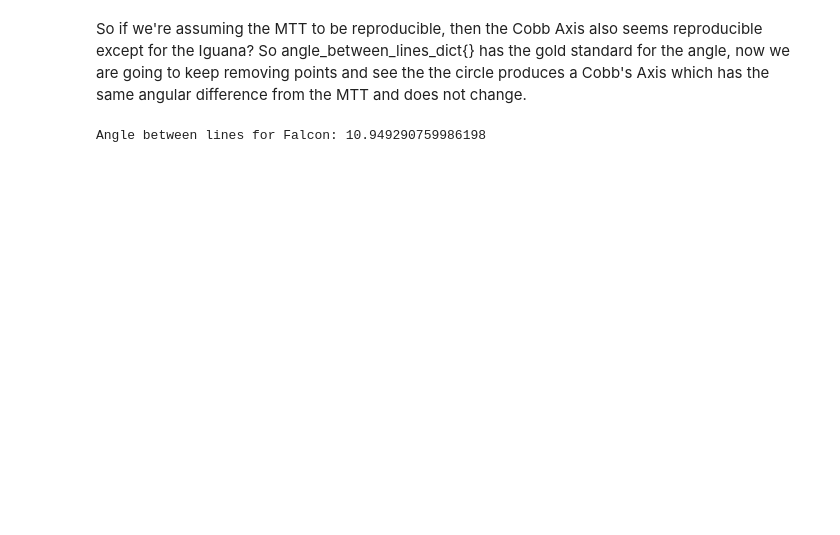
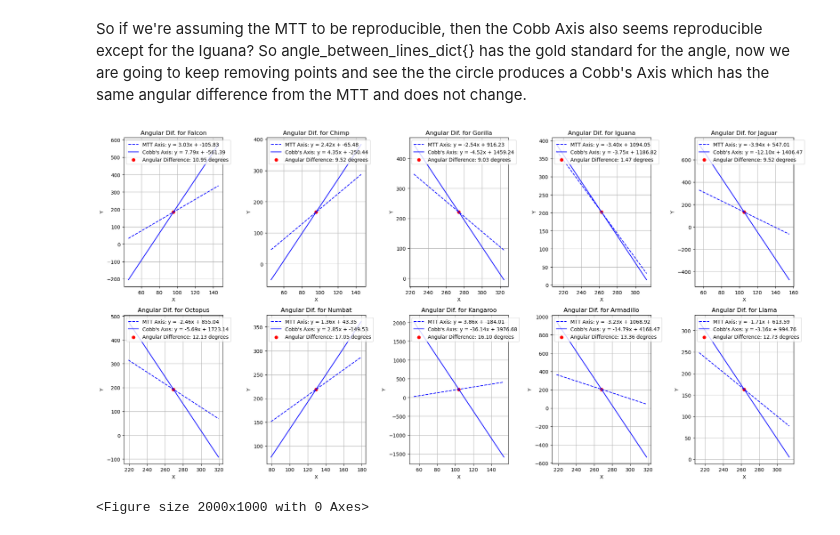
Before and after one commit to kalamity0513/AutoCobb, a Jupyter notebook: main.ipynb, the cells around one changed output. Cells and saved outputs as stored; diff of their text form; code cells hidden in the pictures; blank space fills up the shorter version.

```diff
--- a/main.ipynb
+++ b/main.ipynb
@@ -255,14 +549,70 @@ Angles between lines:
 # %% [markdown]
 So if we're assuming the MTT to be reproducible, then the Cobb Axis also seems reproducible except for the Iguana? So angle_between_lines_dict{} has the gold standard for the angle, now we are going to keep removing points and see the the circle produces a Cobb's Axis which has the same angular difference from the MTT and does not change.
-# %%
-from functions import calc_angle, get_mtt, ls_circle
-
-falcon_mtt = get_mtt(falcon_data)
-slice_number, medial_rad, lateral_rad, LatAng, MedAng, lateral_values, medial_values, mtt_pt, pcl_insertion_pt = extract_data(falcon_data)
-angle = calc_angle(falcon_mtt, lateral_values, medial_values)
-print("Angle between lines for Falcon:", angle)
-# %% [output]
-Angle between lines for Falcon: 10.949290759986198
+# %%
+import matplotlib.pyplot as plt
+import numpy as np
+
+# Define a function to plot knee data
+def plot_knee_data(knee_name, m1, b1, m2, b2, x_intersect, y_intersect, angle):
+    # Define x values for plotting the lines around the intersection
+    x_values = np.linspace(x_intersect - 50, x_intersect + 50, 100)
+
+    # Calculate y values for MTT Axis and Gold Cobb's Axis lines
+    y_mtt = m1 * x_values + b1
+    y_cobbs = m2 * x_values + b2
+
+    # Plot MTT Axis and Gold Cobb's Axis lines
+    plt.plot(x_values, y_mtt, label=f"MTT Axis: y = {m1:.2f}x + {b1:.2f}", linestyle='--', color='blue')
+    plt.plot(x_values, y_cobbs, label=f"Cobb's Axis: y = {m2:.2f}x + {b2:.2f}", color='blue')
+    plt.scatter(x_intersect, y_intersect, color='red', label=f'Angular Difference: {angle:.2f} degrees')  # Plot intersection point
+
+    # Set plot title and labels
+    plt.title(f"Angular Dif. for {knee_name}")
+    plt.xlabel("X")
+    plt.ylabel("Y")
+    plt.legend(loc='upper left')
+
+    # Add grid
+    plt.grid(True)
+
+# Initialize subplot parameters
+plt.figure(figsize=(20, 10))
+num_plots_per_row = 5
+plot_index = 1
+
+# Iterate over each knee dataset
+for knee_name, knee_data in knee_datasets.items():
+    # Extract MTT Axis and Gold Cobb's Axis from the corresponding dictionaries
+    m1, b1 = MTT_axis[knee_name]
+    m2, b2 = gold_Cobbs_axis[knee_name]
+
+    # Calculate the intersection point
+    x_intersect = (b2 - b1) / (m1 - m2)
+    y_intersect = m1 * x_intersect + b1
+
+    # Calculate the angle between the lines
+    angle = angle_between_lines(m1, m2)
+
+    # Create a new subplot
+    plt.subplot(2, num_plots_per_row, plot_index)
+    plot_knee_data(knee_name, m1, b1, m2, b2, x_intersect, y_intersect, angle)
+
+    # Increment plot index
+    plot_index += 1
+
+    # Check if the maximum number of plots per row has been reached
+    if plot_index > num_plots_per_row * 2:
+        plt.tight_layout()
+        plt.show()
+        plt.figure(figsize=(20, 10))
+        plot_index = 1
+
+# Show the remaining plots
+plt.tight_layout()
+plt.show()
+# %% [output]
+[figure, added]
+<Figure size 2000x1000 with 0 Axes>
 # %%
 import numpy as np
 import math
```
Also changed, not shown: parts of 13 cells of this notebook.
